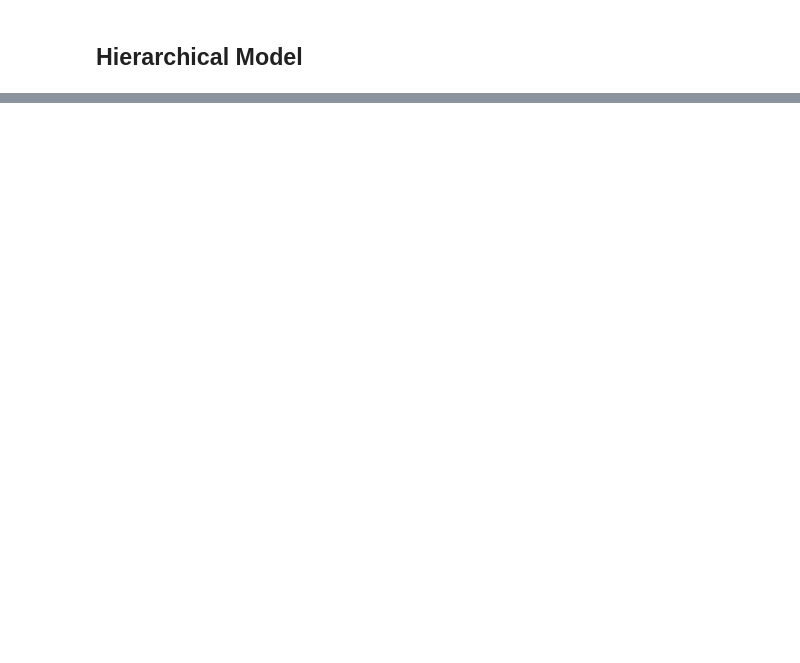
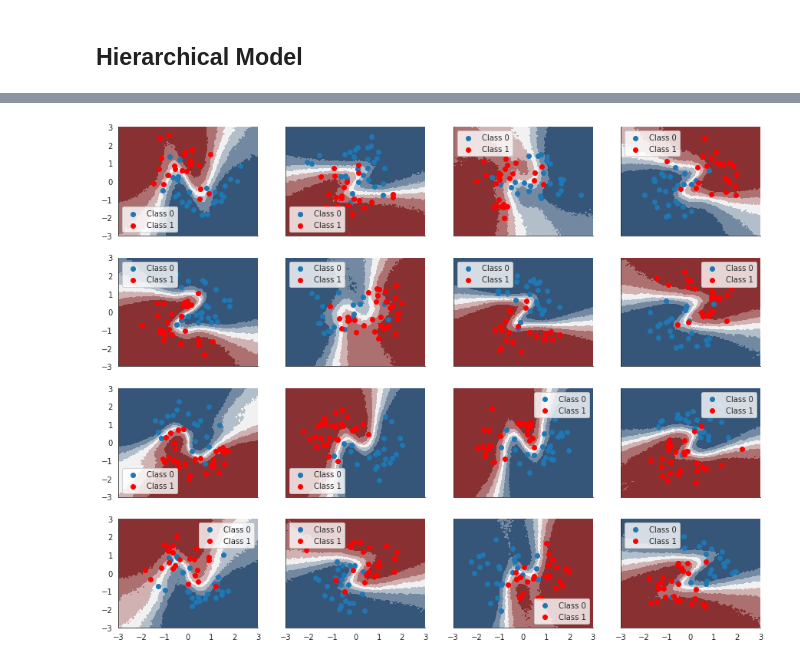
Before and after one commit to probml/probml-notebooks, a Jupyter notebook: notebooks/bnn_hierarchical_blackjax.ipynb, the cells around one changed output, grey strips where cells are left out. Drawn from its saved outputs; the diff is of its cells as text; code cells hidden in the pictures; blank space fills up the shorter version.

```diff
--- a/notebooks/bnn_hierarchical_blackjax.ipynb
+++ b/notebooks/bnn_hierarchical_blackjax.ipynb
@@ -298,6 +318,10 @@ def plot_decision_surfaces_hierarchical(nrows=2, ncols=2):
       ax.scatter(X[Y_true == 0, 0], X[Y_true == 0, 1], label='Class 0')
       ax.scatter(X[Y_true == 1, 0], X[Y_true == 1, 1], color='r', label='Class 1')
       sns.despine(); ax.legend()
+# %%
+plot_decision_surfaces_hierarchical(nrows=n_grps_sq, ncols=n_grps_sq)
+# %% [output]
+[figure, added]
 # %%
 plot_decision_surfaces_hierarchical()
 # %% [output]
```
Also changed, not shown: parts of 25 cells of this notebook, 1 other file.
